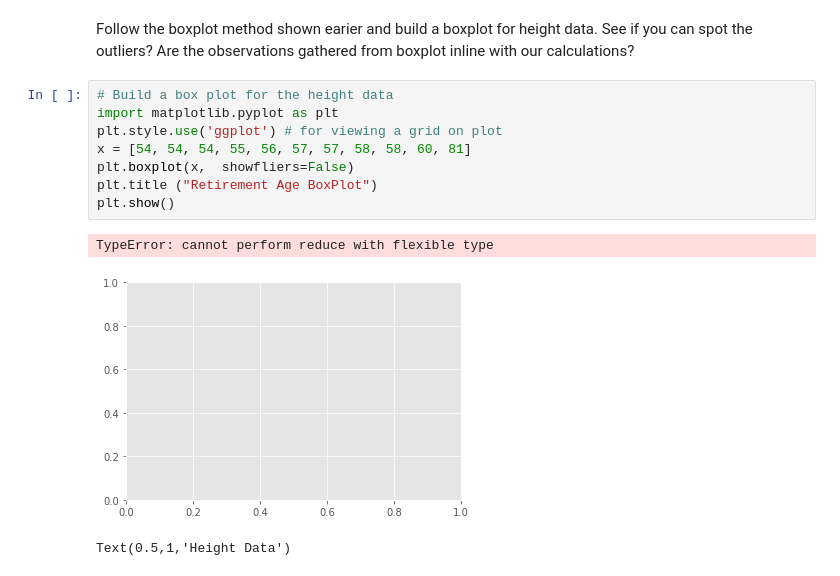
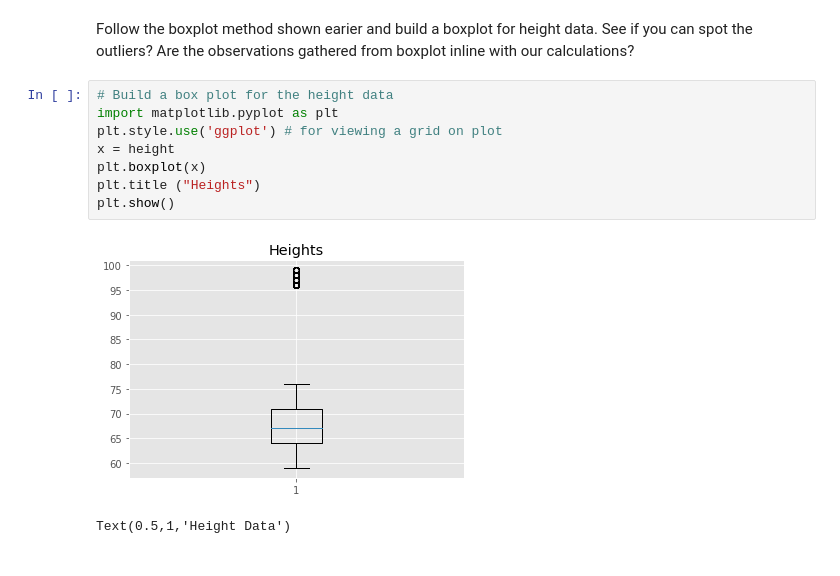
Before and after one commit to nicodonovan/dsc-1-02-17-implementing-statistics-with-functions-lab-online-ds-pt-100118, a Jupyter notebook: index.ipynb, the cells around one changed output. Saved outputs shown, nothing was run; the diff lists cells and outputs as text.

```diff
--- a/index.ipynb
+++ b/index.ipynb
@@ -331,14 +331,13 @@ Follow the boxplot method shown earier and build a boxplot for height data. See
 # %%
 # Build a box plot for the height data
 import matplotlib.pyplot as plt
 plt.style.use('ggplot') # for viewing a grid on plot
-x = [54, 54, 54, 55, 56, 57, 57, 58, 58, 60, 81]
-plt.boxplot(x,  showfliers=False)
-plt.title ("Retirement Age BoxPlot")
+x = height
+plt.boxplot(x)
+plt.title ("Heights")
 plt.show()
 # %% [output]
-TypeError: cannot perform reduce with flexible type
-[figure, old version]
+[figure, new version]
 # %%
 # %% [output]
 Text(0.5,1,'Height Data')
```
